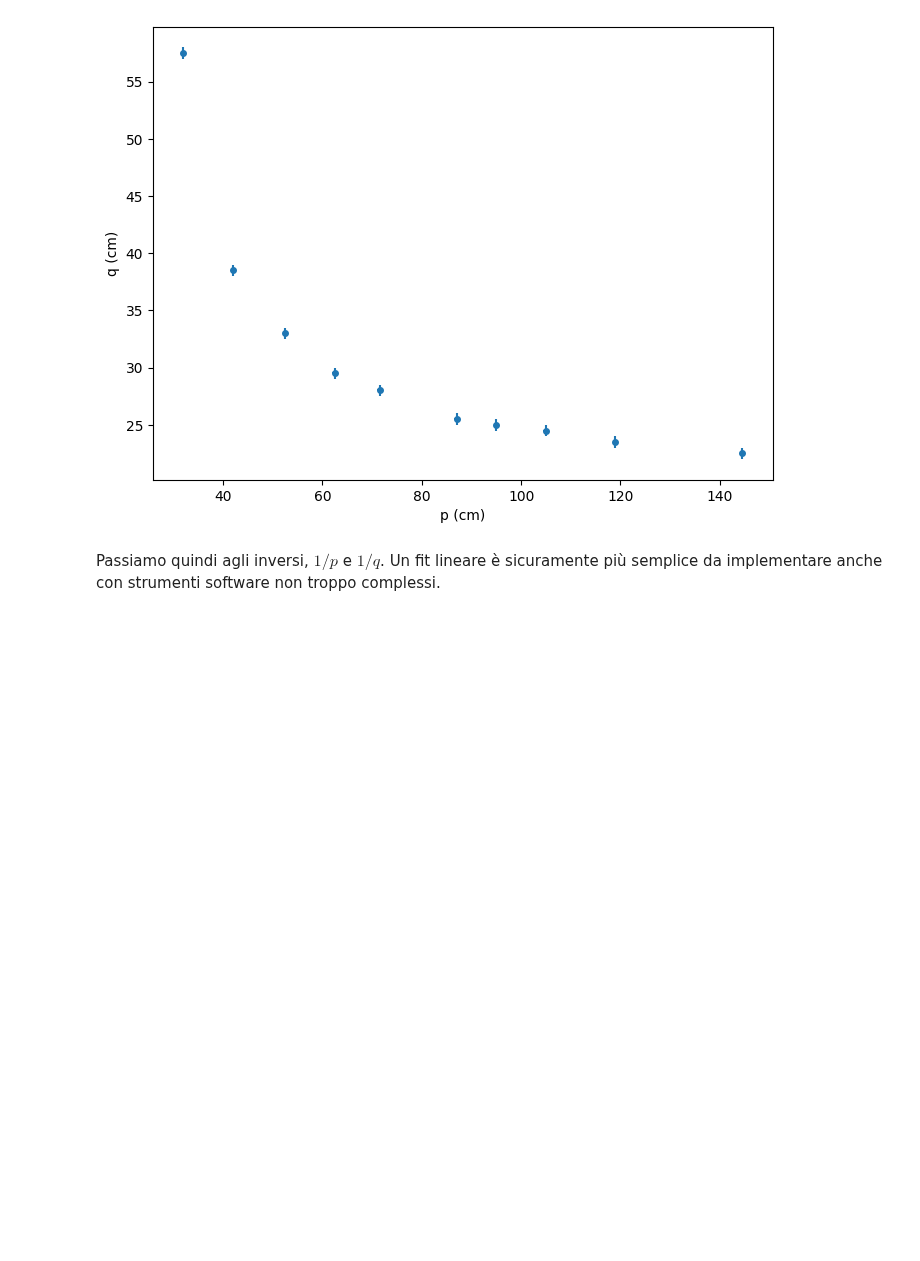
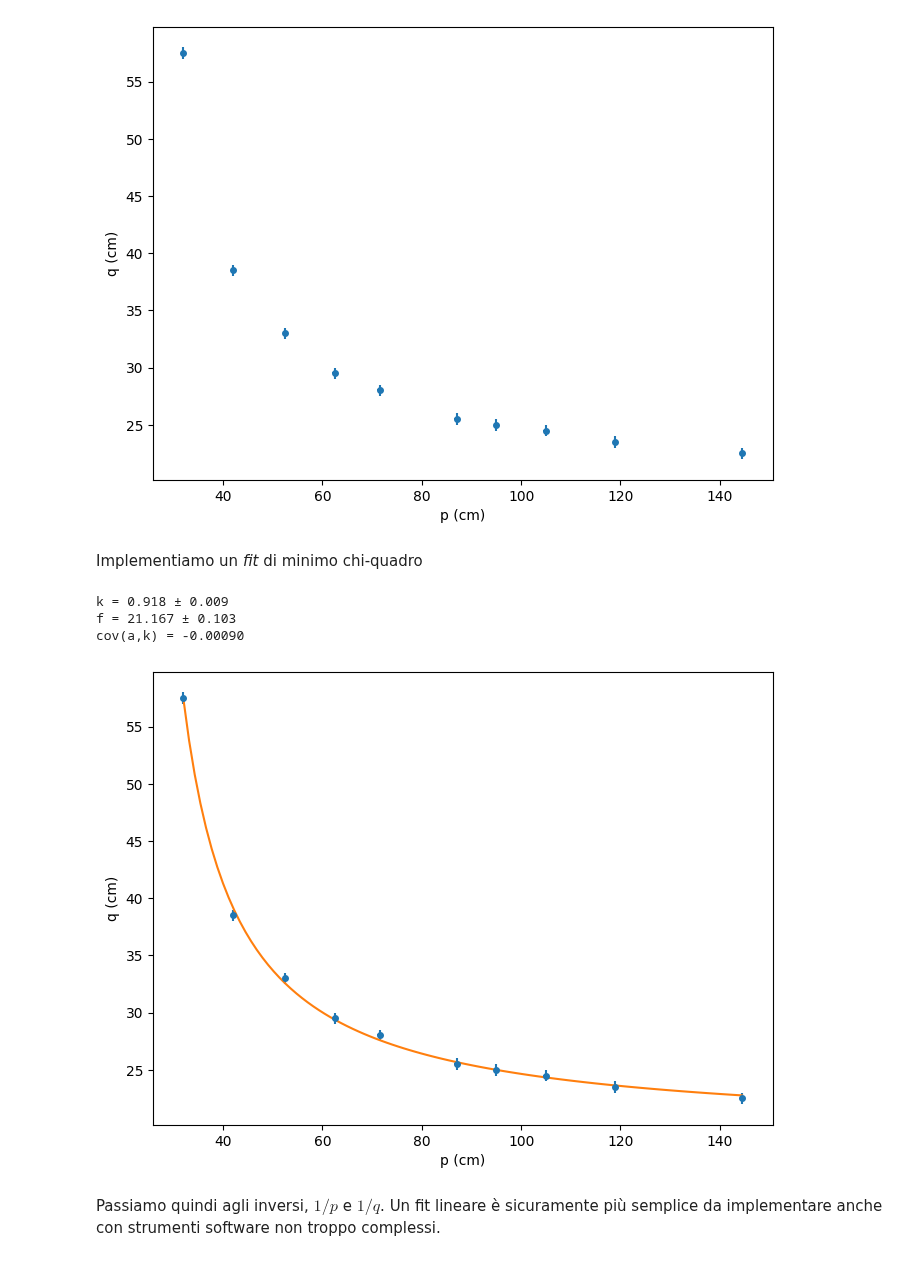
Before and after one commit to lucalista/analisi-dati-2021, a Jupyter notebook: 17.00.00__Fit_punti_coniugati.ipynb, the cells around one changed output. Cells and saved outputs as stored; diff of their text form; code cells hidden in the pictures; blank space fills up the shorter version.

```diff
--- a/17.00.00__Fit_punti_coniugati.ipynb
+++ b/17.00.00__Fit_punti_coniugati.ipynb
@@ -47,6 +47,32 @@ ax.set_ylabel('q (cm)')
 fig.show()
 # %% [output]
 [figure]
+# %% [markdown]
+Implementiamo un *fit* di minimo chi-quadro
+# %%
+from scipy.optimize import curve_fit
+import math
+import numpy as np
+def model(p, k, f):
+    return k/(1/f - 1/p)
+par, cov = curve_fit(model, df.p, df.q, p0=[1, 1])
+print('k = {:.3f} ± {:.3f}'.format(par[0], math.sqrt(cov[0,0])))
+print('f = {:.3f} ± {:.3f}'.format(par[1], math.sqrt(cov[1,1])))
+print('cov(a,k) = {:.5f}'.format(cov[0,1]))
+# %% [output]
+k = 0.918 ± 0.009
+f = 21.167 ± 0.103
+cov(a,k) = -0.00090
+# %%
+fig, ax = plt.subplots(figsize=(8, 6), dpi=100)
+ax.errorbar(df.p, df.q, xerr=df.dp, yerr=df.dq, marker='o', markersize=4, linestyle='')
+xs = np.linspace(df.p.values[0], df.p.values[-1], 100)
+ax.plot(xs, model(xs, *par), label='fit line')
+ax.set_xlabel('p (cm)')
+ax.set_ylabel('q (cm)')
+fig.show()
+# %% [output]
+[figure, added]
 # %% [markdown]
 Passiamo quindi agli inversi, $1/p$ e $1/q$. Un fit lineare è sicuramente più semplice da implementare anche con strumenti software non troppo complessi.
 # %%
```
